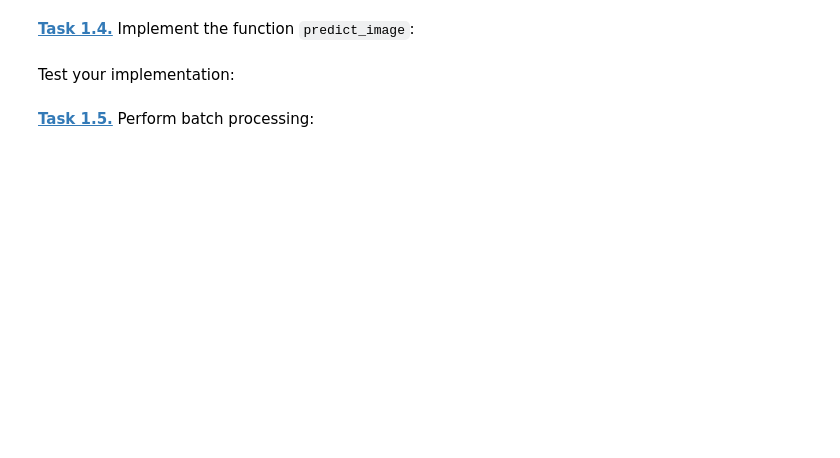
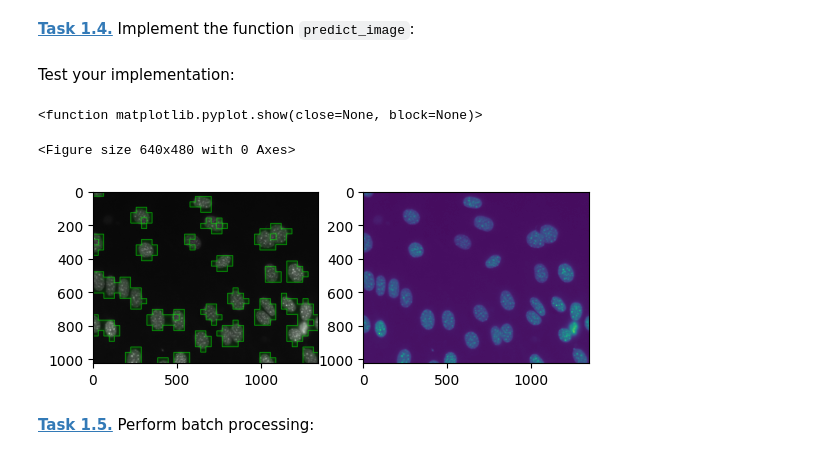
Before and after one commit to MiaRaedlein/mobi-fs5-python, a Jupyter notebook: svm_segm.ipynb, the cells around one changed output. Drawn from its saved outputs; the diff is of its cells as text; code cells hidden in the pictures; blank space fills up the shorter version.

```diff
--- a/svm_segm.ipynb
+++ b/svm_segm.ipynb
@@ -40,6 +59,21 @@ clf = make_pipeline(StandardScaler(), SVC(class_weight='balanced', gamma=0.1))
 # %% [markdown]
 **[Task 1.3 (b).]()** Create the corresponding ground truth label vectors:
+# %%
+gt33 = plt.imread('data/NIH3T3/gt/33.png')
+gt44 = plt.imread('data/NIH3T3/gt/44.png')
+
+y33 = create_gt_labels_vector(gt33)
+y44 = create_gt_labels_vector(gt44)
 # %% [markdown]
 **[Task 1.3 (c).]()** Create the *combined* data matrices and ground truth label vectors:
+# %%
+X_all = np.concatenate([X33, X44], axis=0)
+Y_all = np.concatenate([y33, y44], axis=0)
+
+valid = (Y_all == -1) | (Y_all == 1)
+X = X_all[valid]
+Y = Y_all[valid]
 # %% [markdown]
 **[Task 1.3 (d).]()** Train the classifier using the data matrix and label vectors from above:
+# %%
+clf.fit(X, Y)
@@ -46,12 +83,34 @@ clf = make_pipeline(StandardScaler(), SVC(class_weight='balanced', gamma=0.1))
 # %% [markdown]
 **[Task 1.4.]()** Implement the function `predict_image`:
+# %%
+from skimage.transform import resize
+
+def predict_image(img):
+    X = create_data_matrix(img)
+    preds = (clf.predict(X) == 1)
+
+    n_rows = img.shape[0] // patch_sizes[0]
+    n_cols = img.shape[1] // patch_sizes[1]
+    img_pred = preds.reshape(n_rows, n_cols)
+    img_2 = resize(img_pred, img.shape, order=0)
+
+    return img_2
 # %% [markdown]
 Test your implementation:
 # %%
+plt.figure()
 img = plt.imread(f'data/NIH3T3/im/dna-0.png')
 seg = predict_image(img)
 
 plt.figure()
+plt.subplot(1,2,1)
 plt.imshow(blend_result(img, seg))
+plt.subplot(1,2,2)
+plt.imshow(img)
+plt.show
+# %% [output]
+<function matplotlib.pyplot.show(close=None, block=None)>
+<Figure size 640x480 with 0 Axes>
+[figure, added]
 # %% [markdown]
 **[Task 1.5.]()** Perform batch processing:
```
Also changed, not shown: parts of 7 cells of this notebook.
